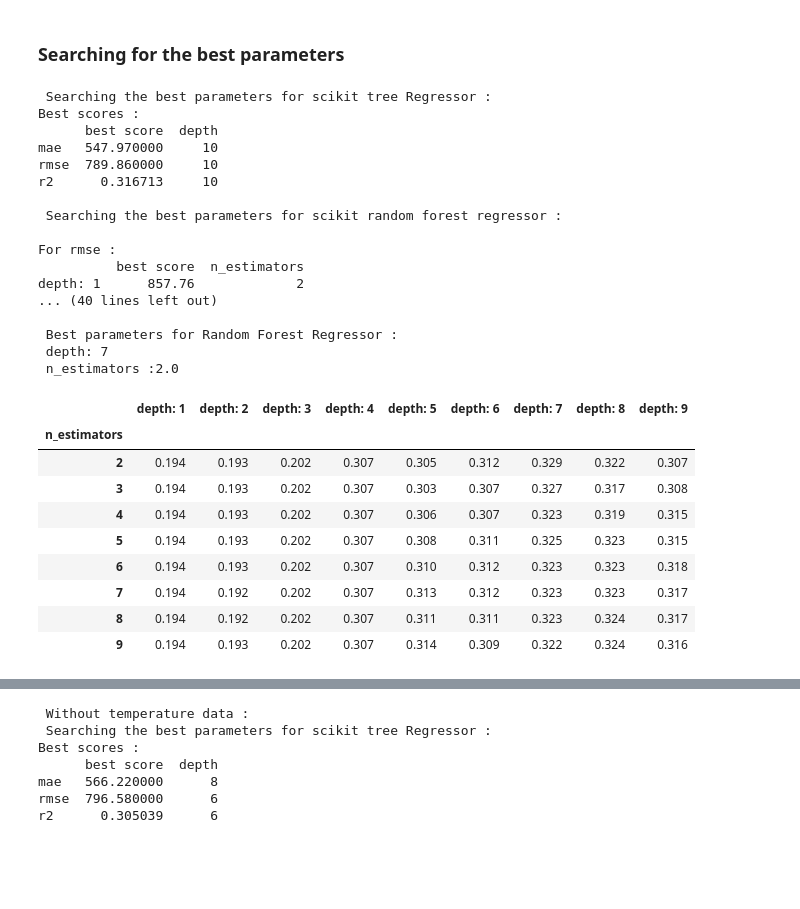
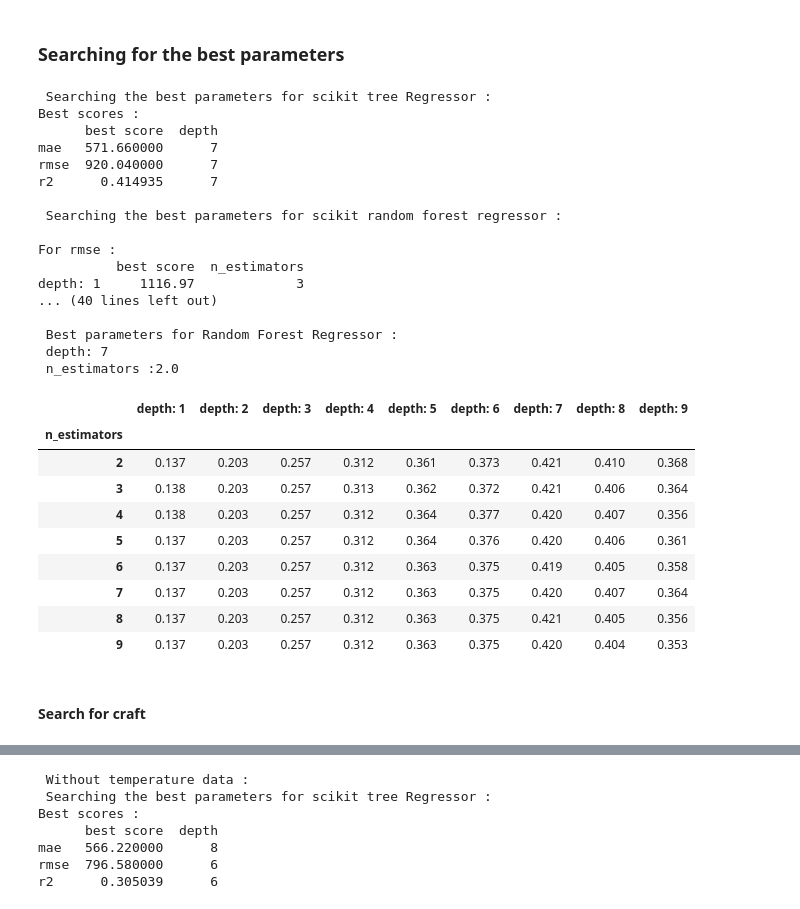
Before and after one commit to craft-ai/craft-ai-kit-energy, a Jupyter notebook: benchmark/uci_benchmark_prep.ipynb, the cells around one changed output, grey strips where cells are left out. Saved outputs shown, nothing was run; the diff lists cells and outputs as text; code cells hidden in the pictures; blank space fills up the shorter version.

```diff
--- a/benchmark/uci_benchmark_prep.ipynb
+++ b/benchmark/uci_benchmark_prep.ipynb
@@ -102,7 +86,7 @@ data = data.iloc[start_index-1:]
 
 # Getting rid of nan values
 data.index = pd.to_datetime(data.date)
-data = data.dropna().drop('date',1)
+data = data.drop('date',1) # no dropna to have same conditions with craft
 print('Cleaned dataset: {:d} rows, {:d} columns'.format(data.shape[0],data.shape[1]))
 print('Types of data: \n{}'.format(data.dtypes))
 # %% [output]
@@ -163,3 +154,6 @@ data = data.merge(temp, how='left', left_index=True, right_index=True)
+# %%
+data = data.fillna(method='ffill')
+data = data[1:] #to find the same conditions with craft
 # %%
 data.head()
 # %% [output]
@@ -203,3 +188,4 @@ plt.show()
 # %%
-data_train= data.iloc[:start_pred_index - 2*week_unit,:]
-data_test = data.iloc[start_pred_index - 2*week_unit:start_pred_index,:]#predict on first 2 weeks
+week_unit = 7*24*60
+data_train= data.iloc[:start_pred_index - (week_offset+ 2) * week_unit,:]
+data_test = data.iloc[start_pred_index - (week_offset+ 2) * week_unit:start_pred_index - (week_offset +1) * week_unit,:]#predict on first 2 weeks
@@ -233,40 +219,44 @@ data_test.head()
 ### Searching for the best parameters
 # %%
 print(' \n Searching the best parameters for scikit tree Regressor :')
+data_train= data.iloc[:start_pred_index - (week_offset+ 1) * week_unit,:]
+data_test = data.iloc[start_pred_index - (week_offset+ 1) * week_unit:start_pred_index - week_offset * week_unit,:]#predict on first 2 weeks
 grid.scikit_param_search(data_train, data_test, exog = ['temperatureLow', 'temperatureHigh'])
 
 print(' \n Searching the best parameters for scikit random forest regressor :')
 print('\nFor rmse :')
 grid.random_forest_grid(data_train, data_test, metric='rmse', exog = ['temperatureLow', 'temperatureHigh'])
 print('\nFor mape :')
 grid.random_forest_grid(data_train, data_test, metric='mape', exog = ['temperatureLow', 'temperatureHigh'])
 print('\nFor r2 :')
 grid.random_forest_grid(data_train, data_test, metric='r2', exog = ['temperatureLow', 'temperatureHigh'])
 # %% [output]
  Searching the best parameters for scikit tree Regressor :
 Best scores :
       best score  depth
-mae   547.970000     10
-rmse  789.860000     10
-r2      0.316713     10
+mae   571.660000      7
+rmse  920.040000      7
+r2      0.414935      7
 
  Searching the best parameters for scikit random forest regressor :
 
 For rmse :
           best score  n_estimators
-depth: 1      857.76             2
+depth: 1     1116.97             3
 ... (40 lines left out)
 
  Best parameters for Random Forest Regressor :
  depth: 7
  n_estimators :2.0
 |  | depth: 1 | depth: 2 | depth: 3 | depth: 4 | depth: 5 | depth: 6 | depth: 7 | depth: 8 | depth: 9 |
 | n_estimators |  |  |  |  |  |  |  |  |  |
-| 2 | 0.194 | 0.193 | 0.202 | 0.307 | 0.305 | 0.312 | 0.329 | 0.322 | 0.307 |
-| 3 | 0.194 | 0.193 | 0.202 | 0.307 | 0.303 | 0.307 | 0.327 | 0.317 | 0.308 |
-| 4 | 0.194 | 0.193 | 0.202 | 0.307 | 0.306 | 0.307 | 0.323 | 0.319 | 0.315 |
-| 5 | 0.194 | 0.193 | 0.202 | 0.307 | 0.308 | 0.311 | 0.325 | 0.323 | 0.315 |
-| 6 | 0.194 | 0.193 | 0.202 | 0.307 | 0.310 | 0.312 | 0.323 | 0.323 | 0.318 |
-| 7 | 0.194 | 0.192 | 0.202 | 0.307 | 0.313 | 0.312 | 0.323 | 0.323 | 0.317 |
-| 8 | 0.194 | 0.192 | 0.202 | 0.307 | 0.311 | 0.311 | 0.323 | 0.324 | 0.317 |
-| 9 | 0.194 | 0.193 | 0.202 | 0.307 | 0.314 | 0.309 | 0.322 | 0.324 | 0.316 |
+| 2 | 0.137 | 0.203 | 0.257 | 0.312 | 0.361 | 0.373 | 0.421 | 0.410 | 0.368 |
+| 3 | 0.138 | 0.203 | 0.257 | 0.313 | 0.362 | 0.372 | 0.421 | 0.406 | 0.364 |
+| 4 | 0.138 | 0.203 | 0.257 | 0.312 | 0.364 | 0.377 | 0.420 | 0.407 | 0.356 |
+| 5 | 0.137 | 0.203 | 0.257 | 0.312 | 0.364 | 0.376 | 0.420 | 0.406 | 0.361 |
+| 6 | 0.137 | 0.203 | 0.257 | 0.312 | 0.363 | 0.375 | 0.419 | 0.405 | 0.358 |
+| 7 | 0.137 | 0.203 | 0.257 | 0.312 | 0.363 | 0.375 | 0.420 | 0.407 | 0.364 |
+| 8 | 0.137 | 0.203 | 0.257 | 0.312 | 0.363 | 0.375 | 0.421 | 0.405 | 0.356 |
+| 9 | 0.137 | 0.203 | 0.257 | 0.312 | 0.363 | 0.375 | 0.420 | 0.404 | 0.353 |
+# %% [markdown]
+#### Search for craft
```
Also changed, not shown: parts of 21 cells of this notebook, 5 other files.
